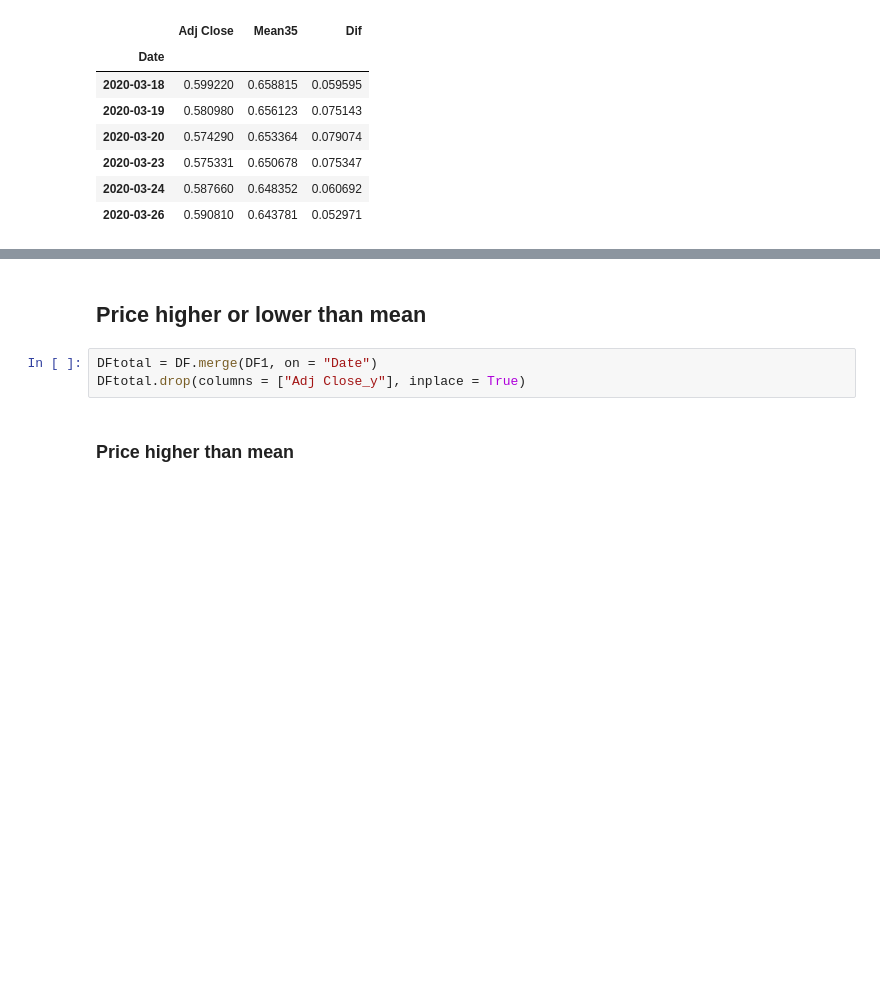
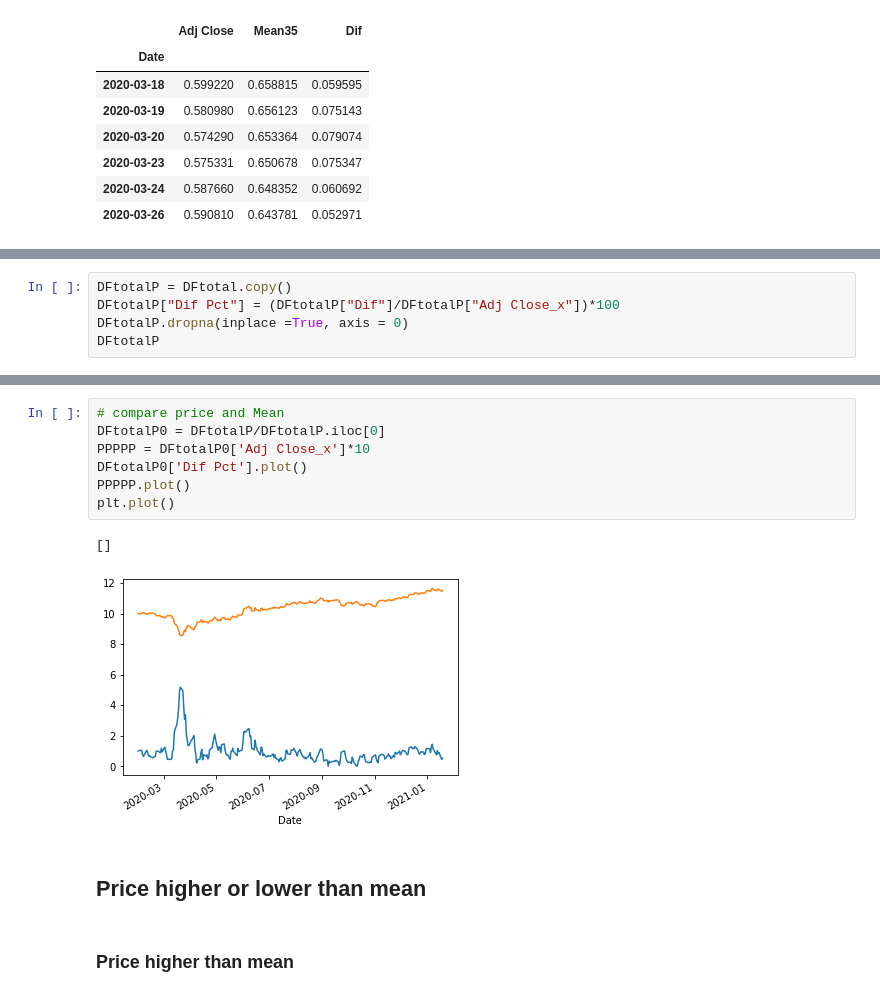
Before and after one commit to tutalae/practice-for-analysing-and-predict-the-price-of-crypto-currency, a Jupyter notebook: Price_Check.ipynb, the cells around one changed output, grey strips where cells are left out. Cells and saved outputs as stored; diff of their text form; blank space fills up the shorter version.

```diff
--- a/Price_Check.ipynb
+++ b/Price_Check.ipynb
@@ -69,0 +75,5 @@ DF1[DF1["Dif"] > mean_dif*3]
+# %%
+DFtotalP = DFtotal.copy()
+DFtotalP["Dif Pct"] = (DFtotalP["Dif"]/DFtotalP["Adj Close_x"])*100
+DFtotalP.dropna(inplace =True, axis = 0)
+DFtotalP
@@ -70,8 +127,15 @@ DF1[DF1["Dif"] > mean_dif*3]
+# %%
+# compare price and Mean
+DFtotalP0 = DFtotalP/DFtotalP.iloc[0]
+PPPPP = DFtotalP0['Adj Close_x']*10
+DFtotalP0['Dif Pct'].plot()
+PPPPP.plot()
+plt.plot()
+# %% [output]
+[]
+[figure, added]
 # %% [markdown]
 ## Price higher or lower than mean
-# %%
-DFtotal = DF.merge(DF1, on = "Date")
-DFtotal.drop(columns = ["Adj Close_y"], inplace = True)
 # %% [markdown]
 ### Price higher than mean
 # %%
```
Also changed, not shown: parts of 6 cells of this notebook.
